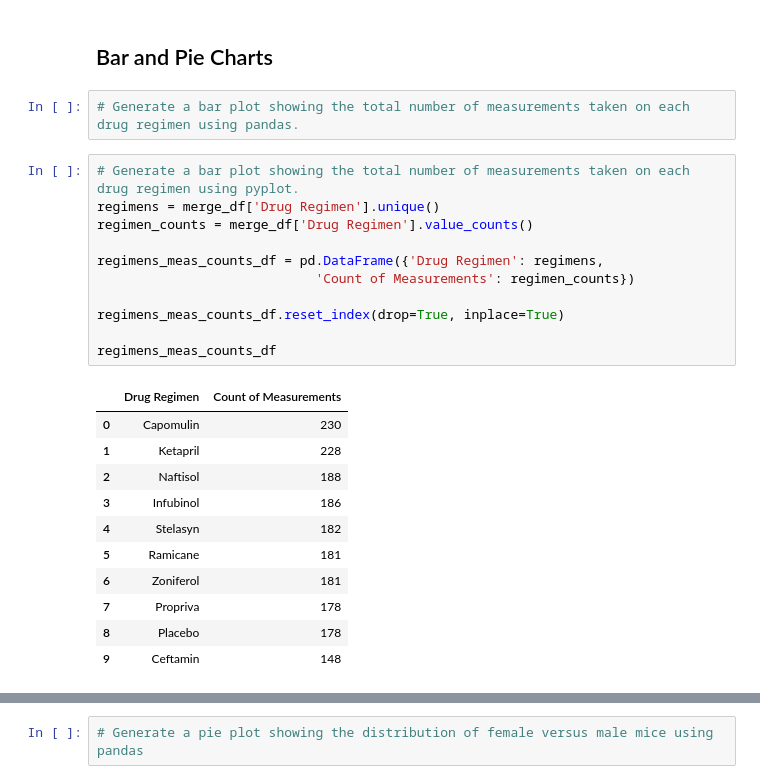
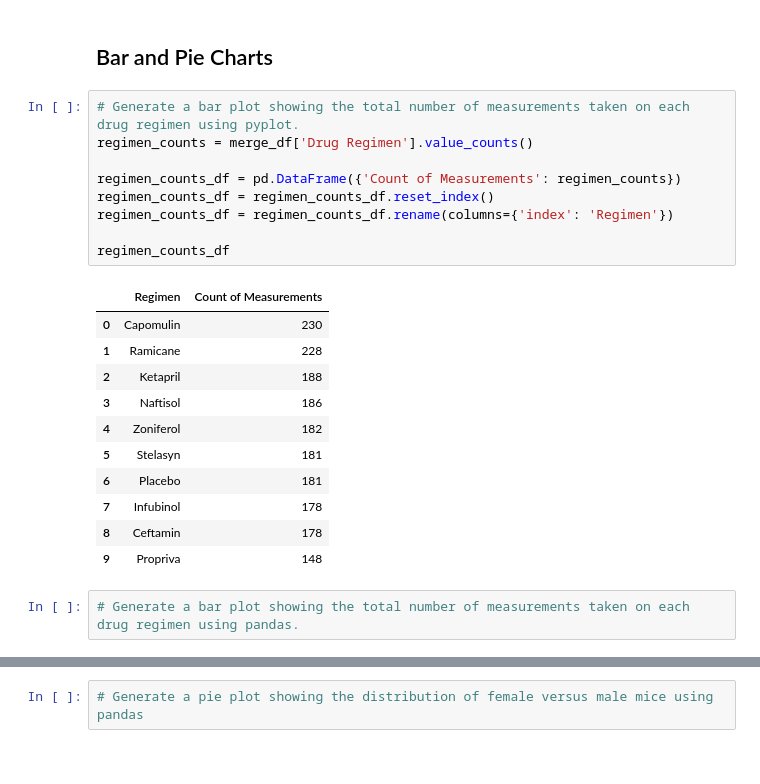
Before and after one commit to beaujeffrey03/matplotlib-challenge, a Jupyter notebook: pymaceuticals_starter.ipynb, the cells around one changed output, grey strips where cells are left out. Drawn from its saved outputs; the diff is of its cells as text.

```diff
--- a/pymaceuticals_starter.ipynb
+++ b/pymaceuticals_starter.ipynb
@@ -143,29 +143,27 @@ summary_df
 # Using the aggregation method, produce the same summary statistics in a single line
 # %% [markdown]
 ## Bar and Pie Charts
+# %%
+# Generate a bar plot showing the total number of measurements taken on each drug regimen using pyplot.
+regimen_counts = merge_df['Drug Regimen'].value_counts()
+
+regimen_counts_df = pd.DataFrame({'Count of Measurements': regimen_counts})
+regimen_counts_df = regimen_counts_df.reset_index()
+regimen_counts_df = regimen_counts_df.rename(columns={'index': 'Regimen'})
+
+regimen_counts_df
+# %% [output]
+|  | Regimen | Count of Measurements |
+| 0 | Capomulin | 230 |
+| 1 | Ramicane | 228 |
+| 2 | Ketapril | 188 |
+| 3 | Naftisol | 186 |
+| 4 | Zoniferol | 182 |
+| 5 | Stelasyn | 181 |
+| 6 | Placebo | 181 |
+| 7 | Infubinol | 178 |
+| 8 | Ceftamin | 178 |
+| 9 | Propriva | 148 |
 # %%
 # Generate a bar plot showing the total number of measurements taken on each drug regimen using pandas.
-# %%
-# Generate a bar plot showing the total number of measurements taken on each drug regimen using pyplot.
-regimens = merge_df['Drug Regimen'].unique()
-regimen_counts = merge_df['Drug Regimen'].value_counts()
-
-regimens_meas_counts_df = pd.DataFrame({'Drug Regimen': regimens,
-                            'Count of Measurements': regimen_counts})
-
-regimens_meas_counts_df.reset_index(drop=True, inplace=True)
-
-regimens_meas_counts_df
-# %% [output]
-|  | Drug Regimen | Count of Measurements |
-| 0 | Capomulin | 230 |
-| 1 | Ketapril | 228 |
-| 2 | Naftisol | 188 |
-| 3 | Infubinol | 186 |
-| 4 | Stelasyn | 182 |
-| 5 | Ramicane | 181 |
-| 6 | Zoniferol | 181 |
-| 7 | Propriva | 178 |
-| 8 | Placebo | 178 |
-| 9 | Ceftamin | 148 |
 # %%
```
Also changed, not shown: parts of 1 cell of this notebook.
